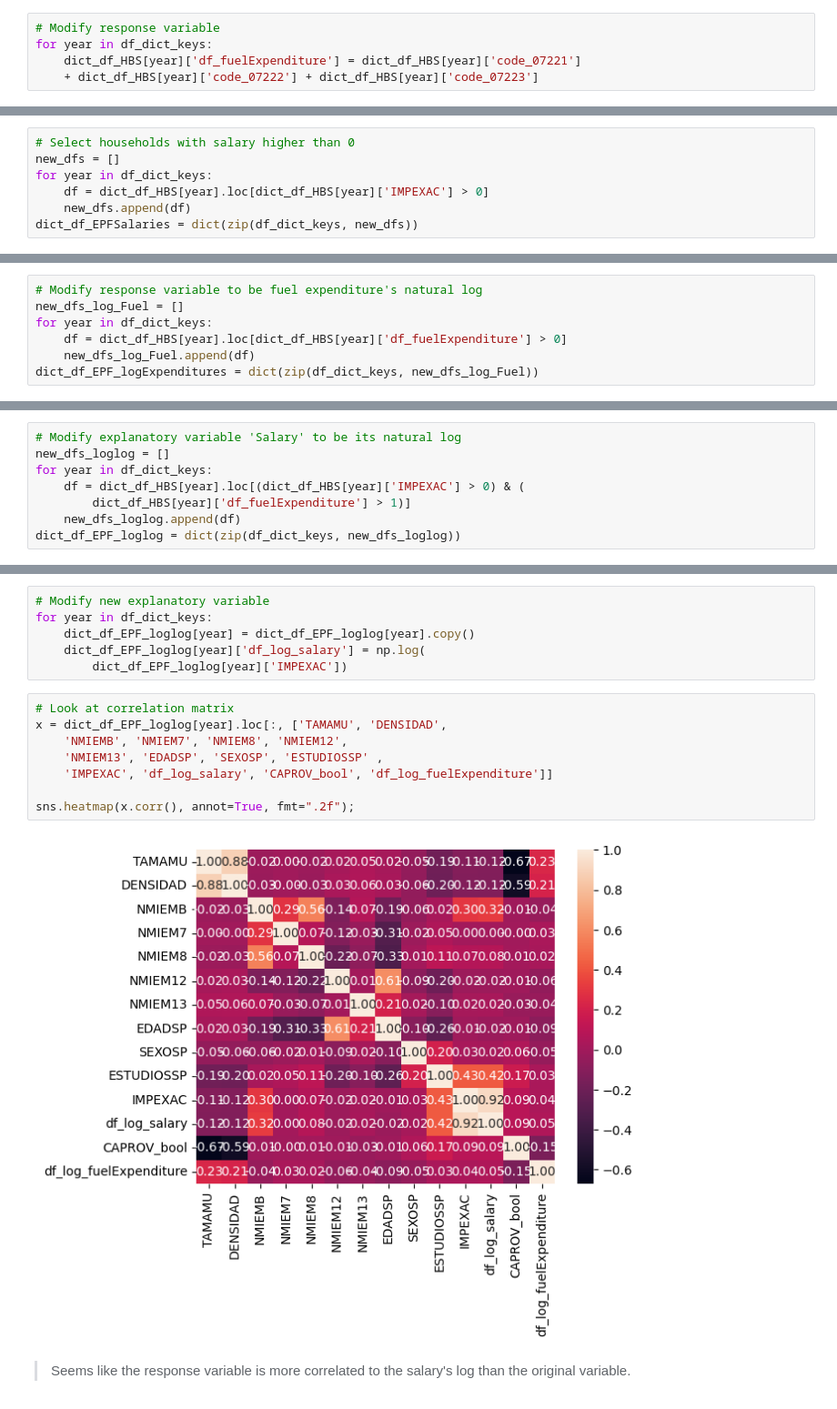
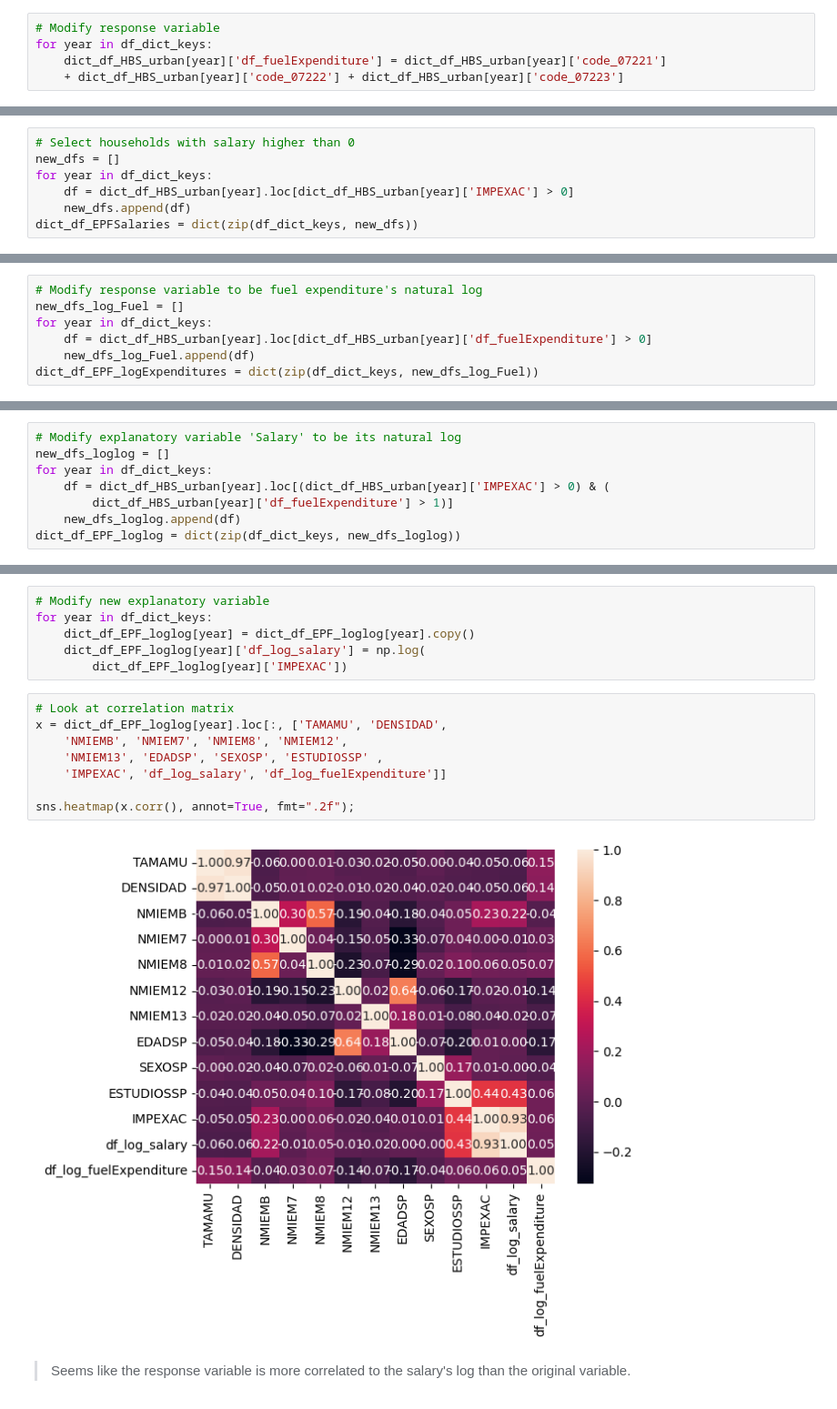
Before and after one commit to keilagg/HouseholdBudgetSurvey_, a Jupyter notebook: Project_1_kgg.ipynb, the cells around one changed output, grey strips where cells are left out. Shown at 91% size. Drawn from its saved outputs; the diff is of its cells as text.

```diff
--- a/Project_1_kgg.ipynb
+++ b/Project_1_kgg.ipynb
@@ -1611,5 +1855,5 @@ Aditionaly the relationship with the expenditure is modeled as logarithmic. This
 # %%
 # Modify response variable
 for year in df_dict_keys:
-    dict_df_HBS[year]['df_fuelExpenditure'] = dict_df_HBS[year]['code_07221']
-    + dict_df_HBS[year]['code_07222'] + dict_df_HBS[year]['code_07223']
+    dict_df_HBS_urban[year]['df_fuelExpenditure'] = dict_df_HBS_urban[year]['code_07221']
+    + dict_df_HBS_urban[year]['code_07222'] + dict_df_HBS_urban[year]['code_07223']
@@ -1617,7 +1873,7 @@ for year in df_dict_keys:
 # Select households with salary higher than 0
 new_dfs = []
 for year in df_dict_keys:
-    df = dict_df_HBS[year].loc[dict_df_HBS[year]['IMPEXAC'] > 0]
+    df = dict_df_HBS_urban[year].loc[dict_df_HBS_urban[year]['IMPEXAC'] > 0]
     new_dfs.append(df)
 dict_df_EPFSalaries = dict(zip(df_dict_keys, new_dfs))
 # %%
@@ -1658,7 +1914,7 @@ With these changes we are able to explain up to a 8.4% of the variability in hou
 # Modify response variable to be fuel expenditure's natural log
 new_dfs_log_Fuel = []
 for year in df_dict_keys:
-    df = dict_df_HBS[year].loc[dict_df_HBS[year]['df_fuelExpenditure'] > 0]
+    df = dict_df_HBS_urban[year].loc[dict_df_HBS_urban[year]['df_fuelExpenditure'] > 0]
     new_dfs_log_Fuel.append(df)
 dict_df_EPF_logExpenditures = dict(zip(df_dict_keys, new_dfs_log_Fuel))
 # %%
@@ -1700,8 +1956,8 @@ That did not substantially improved the model. One last try will use the Salary'
 # Modify explanatory variable 'Salary' to be its natural log
 new_dfs_loglog = []
 for year in df_dict_keys:
-    df = dict_df_HBS[year].loc[(dict_df_HBS[year]['IMPEXAC'] > 0) & (
-        dict_df_HBS[year]['df_fuelExpenditure'] > 1)]
+    df = dict_df_HBS_urban[year].loc[(dict_df_HBS_urban[year]['IMPEXAC'] > 0) & (
+        dict_df_HBS_urban[year]['df_fuelExpenditure'] > 1)]
     new_dfs_loglog.append(df)
 dict_df_EPF_loglog = dict(zip(df_dict_keys, new_dfs_loglog))
 # %%
@@ -1719,12 +1975,12 @@ for year in df_dict_keys:
 # %%
 # Look at correlation matrix
 x = dict_df_EPF_loglog[year].loc[:, ['TAMAMU', 'DENSIDAD',
     'NMIEMB', 'NMIEM7', 'NMIEM8', 'NMIEM12',
     'NMIEM13', 'EDADSP', 'SEXOSP', 'ESTUDIOSSP' ,
-    'IMPEXAC', 'df_log_salary', 'CAPROV_bool', 'df_log_fuelExpenditure']]
+    'IMPEXAC', 'df_log_salary', 'df_log_fuelExpenditure']]
 
 sns.heatmap(x.corr(), annot=True, fmt=".2f");
 # %% [output]
-[figure, old version]
+[figure, new version]
 # %% [markdown]
 > Seems like the response variable is more correlated to the salary's log than the original variable.
```
Also changed, not shown: parts of 209 cells of this notebook, 4 other files.
